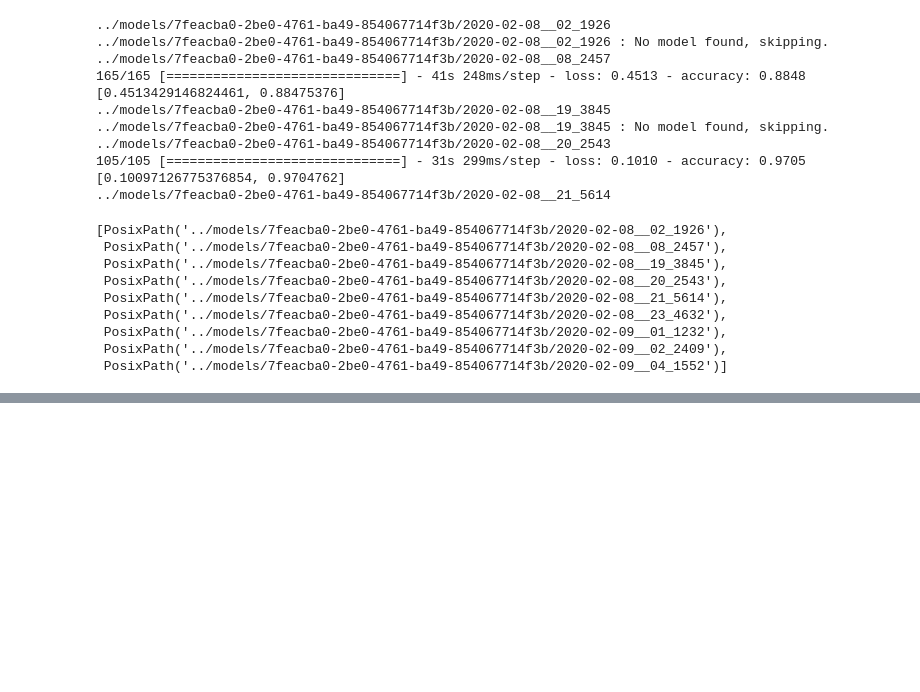
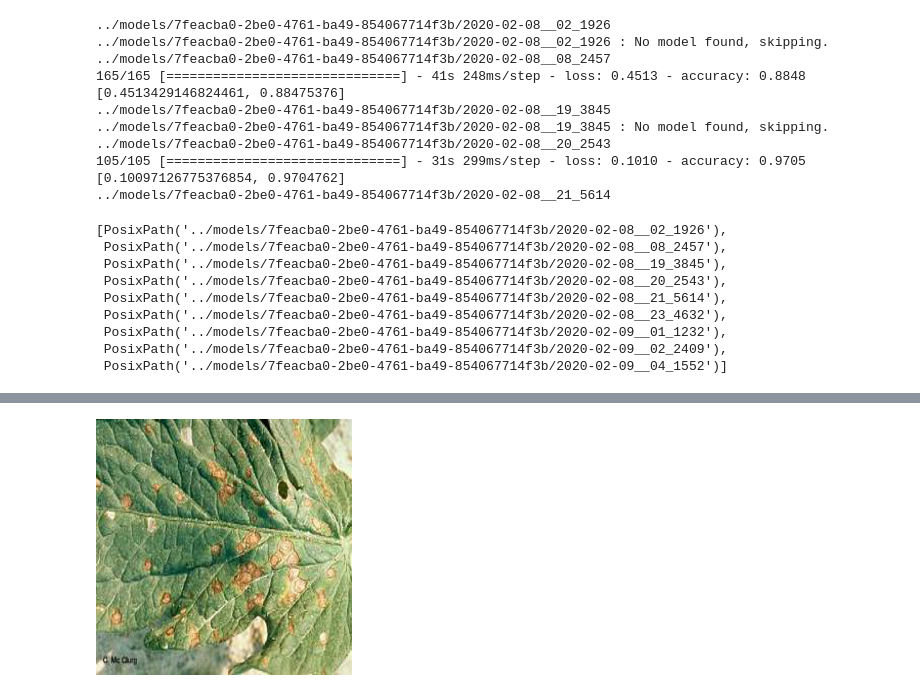
Before and after one commit to bitjockey42/ikapati-research, a Jupyter notebook: notebooks/5.0-agj-evaluation-all.ipynb, the cells around one changed output, grey strips where cells are left out. Saved outputs shown, nothing was run; the diff lists cells and outputs as text; code cells hidden in the pictures; blank space fills up the shorter version.

```diff
--- a/notebooks/5.0-agj-evaluation-all.ipynb
+++ b/notebooks/5.0-agj-evaluation-all.ipynb
@@ -118,0 +171,8 @@ model_dir_paths
+# %%
+im = Image.open("septoria_tomato_l1-250x188.jpg")
+# %%
+resized_im = im.resize((256, 256))
+# %%
+resized_im
+# %% [output]
+[figure, added]
```
Also changed, not shown: parts of 19 cells of this notebook.
